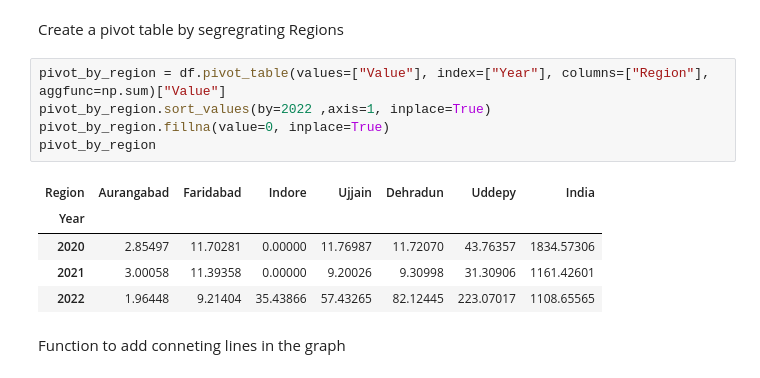
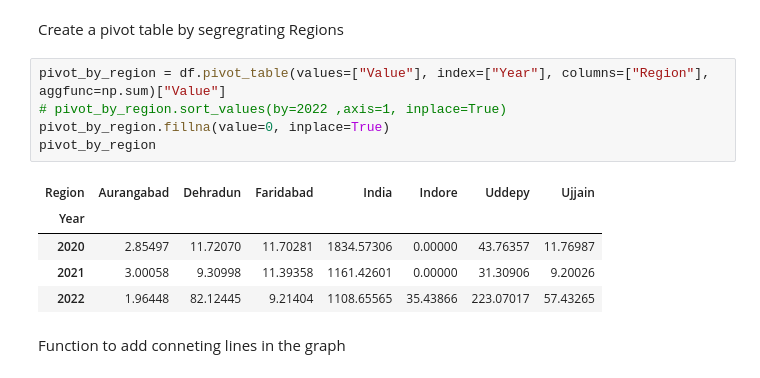
Before and after one commit to pratiksrm99/DataAnalysis, a Jupyter notebook: Website_Visitors_Data_Analysis.ipynb, the cells around one changed output. Cells and saved outputs as stored; diff of their text form.

```diff
--- a/Website_Visitors_Data_Analysis.ipynb
+++ b/Website_Visitors_Data_Analysis.ipynb
@@ -286,15 +286,15 @@ Insights:
 Create a pivot table by segregrating Regions
 # %%
 pivot_by_region = df.pivot_table(values=["Value"], index=["Year"], columns=["Region"], aggfunc=np.sum)["Value"]
-pivot_by_region.sort_values(by=2022 ,axis=1, inplace=True)
+# pivot_by_region.sort_values(by=2022 ,axis=1, inplace=True)
 pivot_by_region.fillna(value=0, inplace=True)
 pivot_by_region
 # %% [output]
-| Region | Aurangabad | Faridabad | Indore | Ujjain | Dehradun | Uddepy | India |
+| Region | Aurangabad | Dehradun | Faridabad | India | Indore | Uddepy | Ujjain |
 | Year |  |  |  |  |  |  |  |
-| 2020 | 2.85497 | 11.70281 | 0.00000 | 11.76987 | 11.72070 | 43.76357 | 1834.57306 |
-| 2021 | 3.00058 | 11.39358 | 0.00000 | 9.20026 | 9.30998 | 31.30906 | 1161.42601 |
-| 2022 | 1.96448 | 9.21404 | 35.43866 | 57.43265 | 82.12445 | 223.07017 | 1108.65565 |
+| 2020 | 2.85497 | 11.72070 | 11.70281 | 1834.57306 | 0.00000 | 43.76357 | 11.76987 |
+| 2021 | 3.00058 | 9.30998 | 11.39358 | 1161.42601 | 0.00000 | 31.30906 | 9.20026 |
+| 2022 | 1.96448 | 82.12445 | 9.21404 | 1108.65565 | 35.43866 | 223.07017 | 57.43265 |
 # %% [markdown]
 Function to add conneting lines in the graph
 # %%
```
Also changed, not shown: parts of 22 cells of this notebook.
